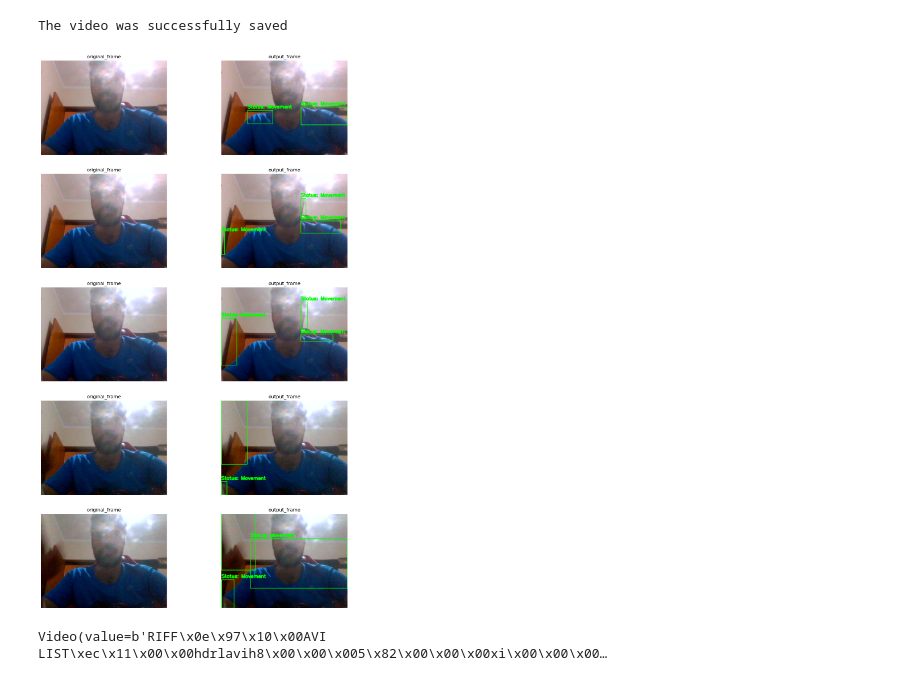
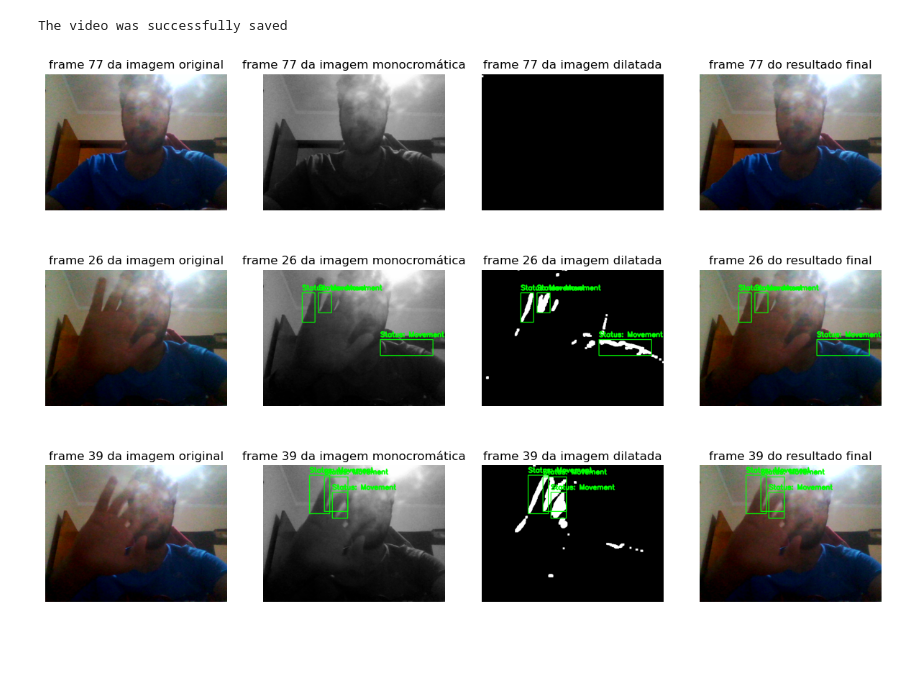
Before and after one commit to borin98/Introdu-o-ao-Processamento-de-Imagem-Digital, a Jupyter notebook: Trabalhos/Trabalho 5/Trabalho5Script.ipynb, the cells around one changed output. Cells and saved outputs as stored; diff of their text form; code cells hidden in the pictures; blank space fills up the shorter version.

```diff
--- a/Trabalhos/Trabalho 5/Trabalho5Script.ipynb
+++ b/Trabalhos/Trabalho 5/Trabalho5Script.ipynb
@@ -186,7 +186,7 @@ def create_video_capture(input_dir: str = "VideoEntrada/", video_name_input: str
     print("The video was successfully saved")
     return video_frames_original, video_frames_gray, video_frames_dilated, video_frames_output
 # %%
-input_frames, gray_frames, dilated_frames, input_frames_out = create_video_capture(frames=30.0, video_ext="avi")
+input_frames, gray_frames, dilated_frames, output_frames = create_video_capture(frames=30.0, video_ext="avi")
 # %% [output]
 QObject::moveToThread: Current thread (0x560f5e018a20) is not the object's thread (0x560f5eac3470).
 Cannot move to target thread (0x560f5e018a20)
@@ -209,23 +209,35 @@ The video was successfully saved
 # %%
 # https://www.geeksforgeeks.org/python-create-video-using-multiple-images-using-opencv2/
 # https://theailearner.com/2018/10/15/creating-video-from-images-using-opencv2-python/
-_, axe = plt.subplots(5, 2, figsize=(15, 25))
+n_frames_to_print = 3
 
-for ax, original_frame, out_frame in zip(axe, input_frames.values(), input_frames_out.values()):
-    ax[0].imshow(original_frame, vmin=original_frame.min(), vmax=original_frame.max())
-    ax[0].set_title("original_frame")
-    ax[0].axis("off")
+# n = 10 -> (20, 35)
+_, ax = plt.subplots(n_frames_to_print, 4, figsize=(15, 10))
 
-    ax[1].imshow(out_frame, vmin=out_frame.min(), vmax=out_frame.max())
-    ax[1].set_title("output_frame")
-    ax[1].axis("off")
+seed(55)
+frame_index_vec = randint(0, len(output_frames), n_frames_to_print)
 
+for i in range(0, n_frames_to_print):
+    frame_index = frame_index_vec[i]
+
+    ax[i, 0].imshow(input_frames[frame_index], vmin=input_frames[frame_index].min(),
+                    vmax=input_frames[frame_index].max())
+    ax[i, 0].set_title("frame {} da imagem original".format(frame_index))
+    ax[i, 0].axis("off")
+
+    ax[i, 1].imshow(gray_frames[frame_index], vmin=gray_frames[frame_index].min(), vmax=gray_frames[frame_index].max())
+    ax[i, 1].set_title("frame {} da imagem monocromática".format(frame_index))
+    ax[i, 1].axis("off")
+
+    ax[i, 2].imshow(dilated_frames[frame_index], vmin=dilated_frames[i].min(), vmax=dilated_frames[i].max())
+    ax[i, 2].set_title("frame {} da imagem dilatada".format(frame_index))
+    ax[i, 2].axis("off")
+
+    ax[i, 3].imshow(output_frames[frame_index], vmin=output_frames[i].min(), vmax=output_frames[i].max())
+    ax[i, 3].set_title("frame {} do resultado final".format(frame_index))
+    ax[i, 3].axis("off")
+
+plt.savefig("Resultados/resultadosFrames.png")
 plt.show()
 # %% [output]
-[figure, old version]
+[figure, new version]
-# %%
-from ipywidgets import Video
-
-Video.from_file("VideoEntrada/Input.avi", width=480, height=640)
-# %% [output]
-Video(value=b'RIFF\x0e\x97\x10\x00AVI LIST\xec\x11\x00\x00hdrlavih8\x00\x00\x005\x82\x00\x00\x00xi\x00\x00\x00…
```
Also changed, not shown: parts of 4 cells of this notebook.
